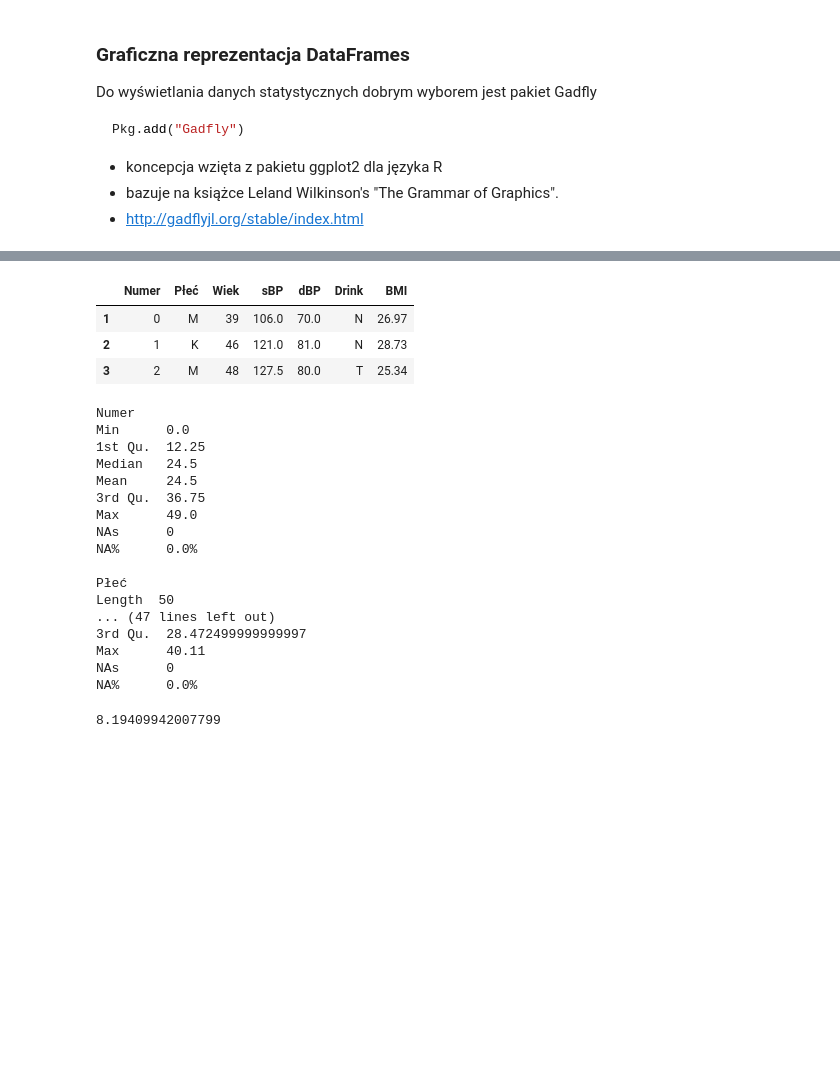
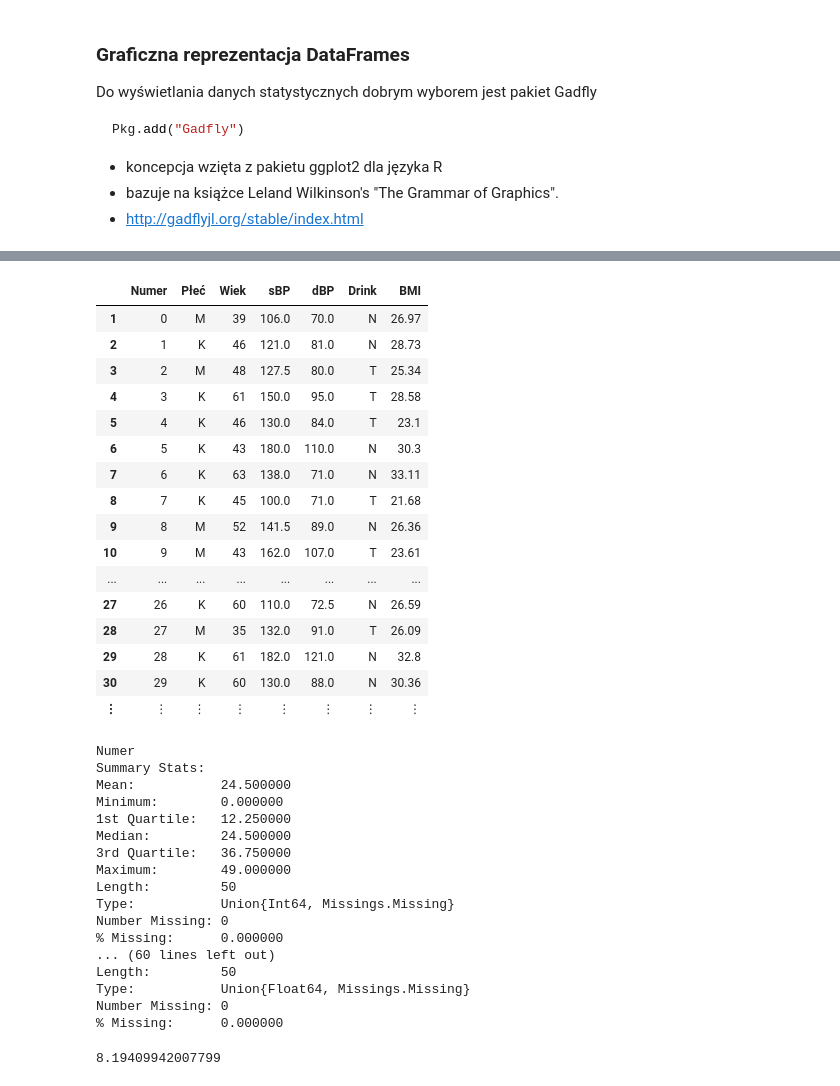
Before and after one commit to kzajac/kzajac.github.io, a Jupyter notebook: julia/lab4/DataAnal.ipynb, the cells around one changed output, grey strips where cells are left out. Cells and saved outputs as stored; diff of their text form; code cells hidden in the pictures; blank space fills up the shorter version.

```diff
--- a/julia/lab4/DataAnal.ipynb
+++ b/julia/lab4/DataAnal.ipynb
@@ -597,0 +591,5 @@ mydata=readtable(fname, separator=';')
+# %%
+#Przeglądanie elementów w kolumnie
+for (i, value) in enumerate(df2[:Col2])
+ println(i ," ", value)
+end
@@ -597,0 +607,3 @@ mydata=readtable(fname, separator=';')
+# %%
+# zamiana wartości na missing w wierszach nieparzystych
+df2[:MojaKolumna] = [isodd(i) ? missing : value for (i, value) in enumerate(df2[:MojaKolumna])]
@@ -597,0 +660,4 @@ mydata=readtable(fname, separator=';')
+# %%
+for (i, value) in enumerate(df2[:MojaKolumna])
+ println(i ," ", value)
+end
@@ -781,6 +915,6 @@ plot(mydata, x="quality" , Geom.histogram, Guide.title("Rozkład jakości win"))
 # %%
 using Gadfly, DataFrames
-df4=readtable("medical.csv")
+df4=CSV.read("medical.csv")
 print("size is ", size(df4))
-df4[1:3, 1:size(df4,2)]
+df4[1:50, 1:size(df4,2)]
 # %% [output]
@@ -792,31 +939,44 @@ size is (50,7)
 # %%
-df4[:Płeć]= ifelse(df4[:Płeć].==1, "M", "K")
-df4[:Drink]= ifelse(df4[:Drink].==1, "T", "N")
-df4[1:3, 1:size(df4,2)]
+df4[:Płeć]= [(value==1) ? "M" :"K" for (i, value) in enumerate(df4[:Płeć])]
+df4[:Drink]= [(value==1) ? "T" :"N" for (i, value) in enumerate(df4[:Drink])]
+df4[1:50, 1:size(df4,2)]
 # %% [output]
 |  | Numer | Płeć | Wiek | sBP | dBP | Drink | BMI |
 | 1 | 0 | M | 39 | 106.0 | 70.0 | N | 26.97 |
 | 2 | 1 | K | 46 | 121.0 | 81.0 | N | 28.73 |
 | 3 | 2 | M | 48 | 127.5 | 80.0 | T | 25.34 |
+| 4 | 3 | K | 61 | 150.0 | 95.0 | T | 28.58 |
+| 5 | 4 | K | 46 | 130.0 | 84.0 | T | 23.1 |
+| 6 | 5 | K | 43 | 180.0 | 110.0 | N | 30.3 |
+| 7 | 6 | K | 63 | 138.0 | 71.0 | N | 33.11 |
+| 8 | 7 | K | 45 | 100.0 | 71.0 | T | 21.68 |
+| 9 | 8 | M | 52 | 141.5 | 89.0 | N | 26.36 |
+| 10 | 9 | M | 43 | 162.0 | 107.0 | T | 23.61 |
+| ... | ... | ... | ... | ... | ... | ... | ... |
+| 27 | 26 | K | 60 | 110.0 | 72.5 | N | 26.59 |
+| 28 | 27 | M | 35 | 132.0 | 91.0 | T | 26.09 |
+| 29 | 28 | K | 61 | 182.0 | 121.0 | N | 32.8 |
+| 30 | 29 | K | 60 | 130.0 | 88.0 | N | 30.36 |
+| ⋮ | ⋮ | ⋮ | ⋮ | ⋮ | ⋮ | ⋮ | ⋮ |
 # %%
 describe(df4)
 # %% [output]
 Numer
-Min      0.0
-1st Qu.  12.25
-Median   24.5
-Mean     24.5
-3rd Qu.  36.75
-Max      49.0
-NAs      0
-NA%      0.0%
-
-Płeć
-Length  50
-... (47 lines left out)
-3rd Qu.  28.472499999999997
-Max      40.11
-NAs      0
-NA%      0.0%
+Summary Stats:
+Mean:           24.500000
+Minimum:        0.000000
+1st Quartile:   12.250000
+Median:         24.500000
+3rd Quartile:   36.750000
+Maximum:        49.000000
+Length:         50
+Type:           Union{Int64, Missings.Missing}
+Number Missing: 0
+% Missing:      0.000000
+... (60 lines left out)
+Length:         50
+Type:           Union{Float64, Missings.Missing}
+Number Missing: 0
+% Missing:      0.000000
 # %%
 # odchylenie standardowe
```
Also changed, not shown: parts of 97 cells of this notebook.
